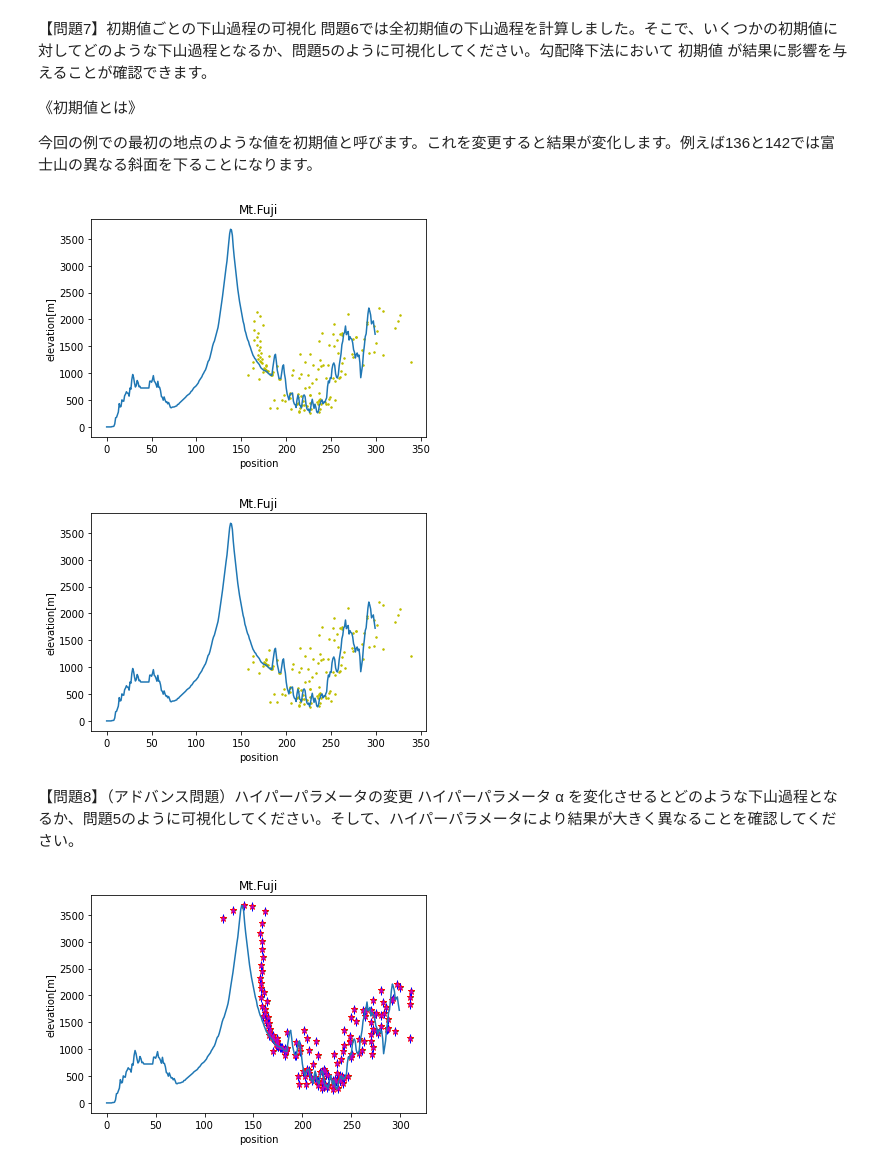
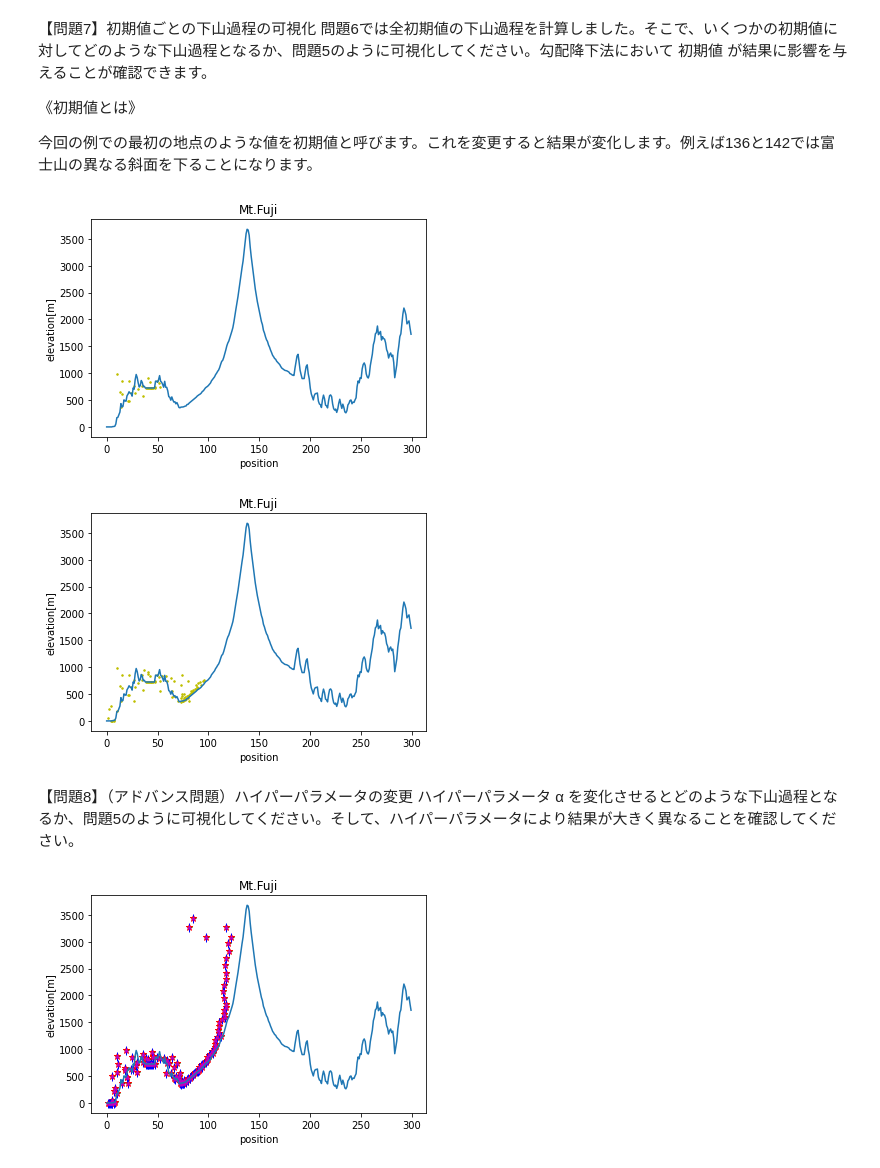
Before and after one commit to white2021mtf/diveintocode-ml, a Jupyter notebook: fujisangezanmondai.ipynb, the cells around one changed output. Cells and saved outputs as stored; diff of their text form; code cells hidden in the pictures.

```diff
--- a/fujisangezanmondai.ipynb
+++ b/fujisangezanmondai.ipynb
@@ -274,8 +263,8 @@ fujiy = fuji[:,[3]]
 Point_for_each_move = []
 #j2は、今いる地点で自由に変更できる
 def Goes_down_the_mountain(j2,fuji):
-  for j in range(j2,299):
-    koubai = (fujiy[j + 1] - fujiy[j]) / (fujix[j + 1] - fujix[j])
+  for j in range(j2,0,-1):
+    koubai = (fujiy[j-1] - fujiy[j]) / (fujix[j-1] - fujix[j])
     Destination_point = (fujix[j]) - 0.2 * koubai
     # print(Destination_point)
     if(Destination_point < 0):
@@ -314,8 +287,9 @@ Goes_down_the_mountain(10,fuji)
 
 今回の例での最初の地点のような値を初期値と呼びます。これを変更すると結果が変化します。例えば136と142では富士山の異なる斜面を下ることになります。
 # %%
-#いくつかの初期値j2とあるので、150と１７０にします。
-#j2=150の場合
+#いくつかの初期値j2とあるので、50と１0０にします。
+
+#j2=50の場合
 fujix = fuji[:,[0]]
 # print(fujix)
 fujiy = fuji[:,[3]]
@@ -323,8 +297,8 @@ fujiy = fuji[:,[3]]
 Point_for_each_move = []
 Pointy = []
 def Goes_down_the_mountain(fuji):
-  for j in range(150,299):
-    koubai = (fujiy[j + 1] - fujiy[j]) / (fujix[j + 1] - fujix[j])
+  for j in range(50,0,-1):
+    koubai = (fujiy[j-1] - fujiy[j]) / (fujix[j-1] - fujix[j])
     Destination_point = (fujix[j]) - 0.2 * koubai
     # print(Destination_point)
     if(Destination_point < 0):
@@ -339,7 +313,7 @@ Point_for_each_move , Pointy = Goes_down_the_mountain(fuji)
 import matplotlib.pyplot as plt
 import numpy as np
 
-for i in range(0,149):
+for i in range(30,0,-1):
   plt.plot(Point_for_each_move[i],Pointy[i],marker='.',color = 'y',markersize = 3)
 
 plt.plot((fuji[0:,[0]]),(fuji[0:,[3]]))
@@ -351,7 +325,7 @@ plt.show()
 
 
 
-#j2=170の場合
+#j2=100の場合
 fujix = fuji[:,[0]]
 # print(fujix)
 fujiy = fuji[:,[3]]
@@ -359,8 +333,8 @@ fujiy = fuji[:,[3]]
 Point_for_each_move = []
 Pointy = []
 def Goes_down_the_mountain(fuji):
-  for j in range(170,299):
-    koubai = (fujiy[j + 1] - fujiy[j]) / (fujix[j + 1] - fujix[j])
+  for j in range(100,0,-1):
+    koubai = (fujiy[j-1] - fujiy[j]) / (fujix[j-1] - fujix[j])
     Destination_point = (fujix[j]) - 0.2 * koubai
     # print(Destination_point)
     if(Destination_point < 0):
@@ -375,7 +349,7 @@ Point_for_each_move , Pointy = Goes_down_the_mountain(fuji)
 import matplotlib.pyplot as plt
 import numpy as np
 
-for i in range(0,129):
+for i in range(90,0,-1):
   plt.plot(Point_for_each_move[i],Pointy[i],marker='.',color = 'y',markersize = 3)
 
 plt.plot((fuji[0:,[0]]),(fuji[0:,[3]]))
@@ -385,8 +359,8 @@ plt.title("Mt.Fuji")
 # /*実際にグラフに出力*/
 plt.show()
 # %% [output]
-[figure, old version]
+[figure, new version]
-[figure, old version]
+[figure, new version]
 # %% [markdown]
 【問題8】（アドバンス問題）ハイパーパラメータの変更
 ハイパーパラメータ
@@ -405,8 +379,8 @@ fujiy = fuji[:,[3]]
 Point_for_each_move = []
 Pointy = []
 def Goes_down_the_mountain(α,fuji):
-  for j in range(136,299):
-    koubai = (fujiy[j + 1] - fujiy[j]) / (fujix[j + 1] - fujix[j])
+  for j in range(136,0,-1):
+    koubai = (fujiy[j-1] - fujiy[j]) / (fujix[j - 1] - fujix[j])
     Destination_point = (fujix[j]) - α * koubai
     # print(Destination_point)
     if(Destination_point < 0):
@@ -418,36 +392,36 @@ def Goes_down_the_mountain(α,fuji):
 
 
 #α=0.1の場合
 Point_for_each_move , Pointy = Goes_down_the_mountain(0.1,fuji)
 #α=0.3の場合
 Point_for_each_move2 , Pointy2 = Goes_down_the_mountain(0.3,fuji)
 #α=0.5の場合
 Point_for_each_move3 , Pointy3 = Goes_down_the_mountain(0.5,fuji)
 #α=0.7の場合
 Point_for_each_move4 , Pointy4 = Goes_down_the_mountain(0.7,fuji)
 #α=0.9の場合
 Point_for_each_move5 , Pointy5 = Goes_down_the_mountain(0.9,fuji)
 
 import matplotlib.pyplot as plt
 import numpy as np
-for i in range(0,163):
+for i in range(136,0,-1):
   plt.plot(Point_for_each_move[i],Pointy[i],marker='.',color = 'y',markersize = 3)
-for i in range(0,163):
+for i in range(136,0,-1):
   plt.plot(Point_for_each_move2[i],Pointy2[i],marker='+',color = 'g',markersize = 5)
-for i in range(0,163):
+for i in range(136,0,-1):
   plt.plot(Point_for_each_move3[i],Pointy3[i],marker='*',color = 'r',markersize = 7)
-for i in range(0,163):
+for i in range(136,0,-1):
   plt.plot(Point_for_each_move4[i],Pointy4[i],marker='|',color = 'b',markersize = 9)
-for i in range(0,163):
+for i in range(136,0,-1):
   plt.plot(Point_for_each_move5[i],Pointy5[i],marker='^',color = 'm',markersize = 3)
 
 plt.plot((fuji[0:,[0]]),(fuji[0:,[3]]))
 plt.xlabel("position")
 plt.ylabel("elevation[m]")
 plt.title("Mt.Fuji")
 # /*実際にグラフに出力*/
 plt.show()
 
 #αを　0.1,0.3,0.5,0.7,0.9変化させても、あまり変化がない
 # %% [output]
-[figure, old version]
+[figure, new version]
```
Also changed, not shown: parts of 5 cells of this notebook.
